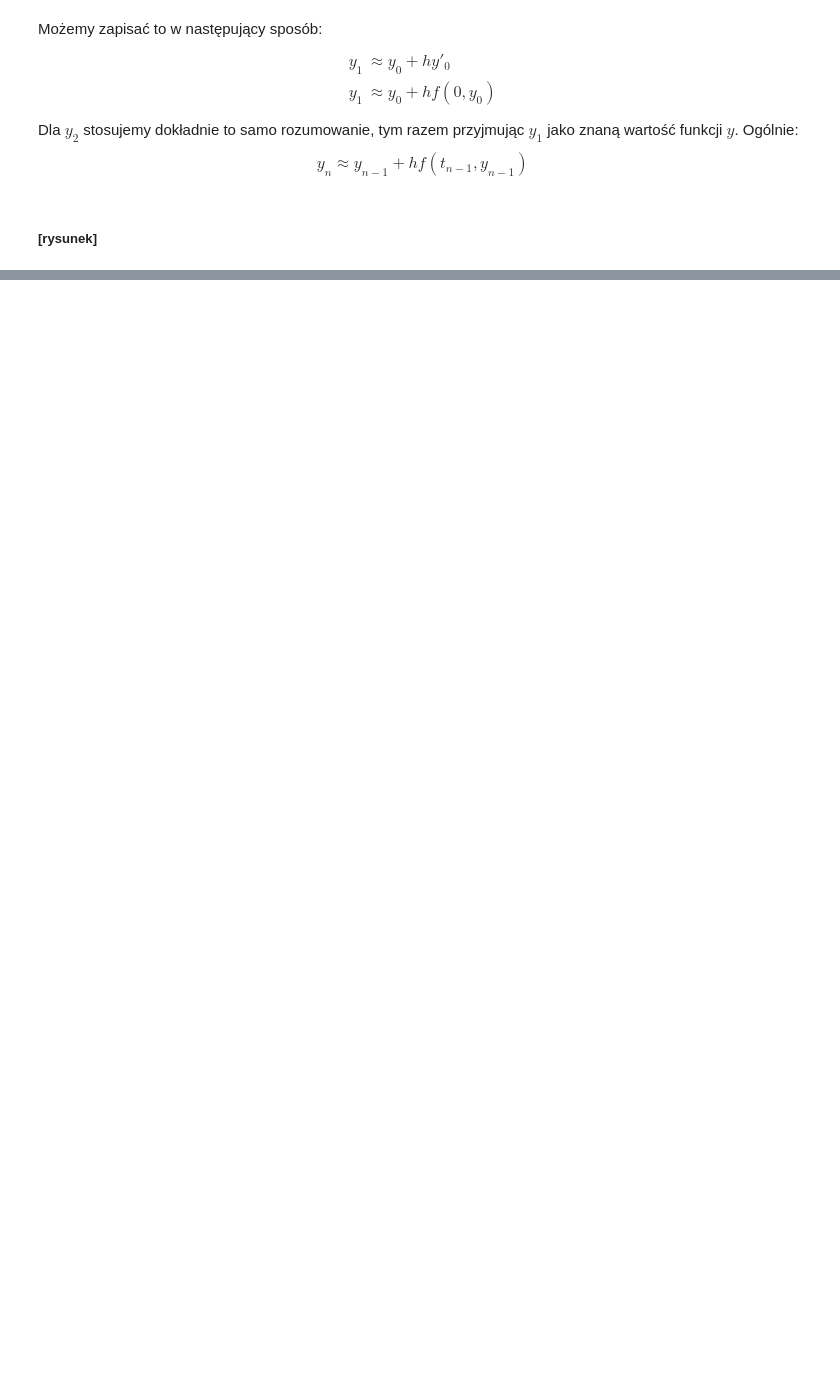
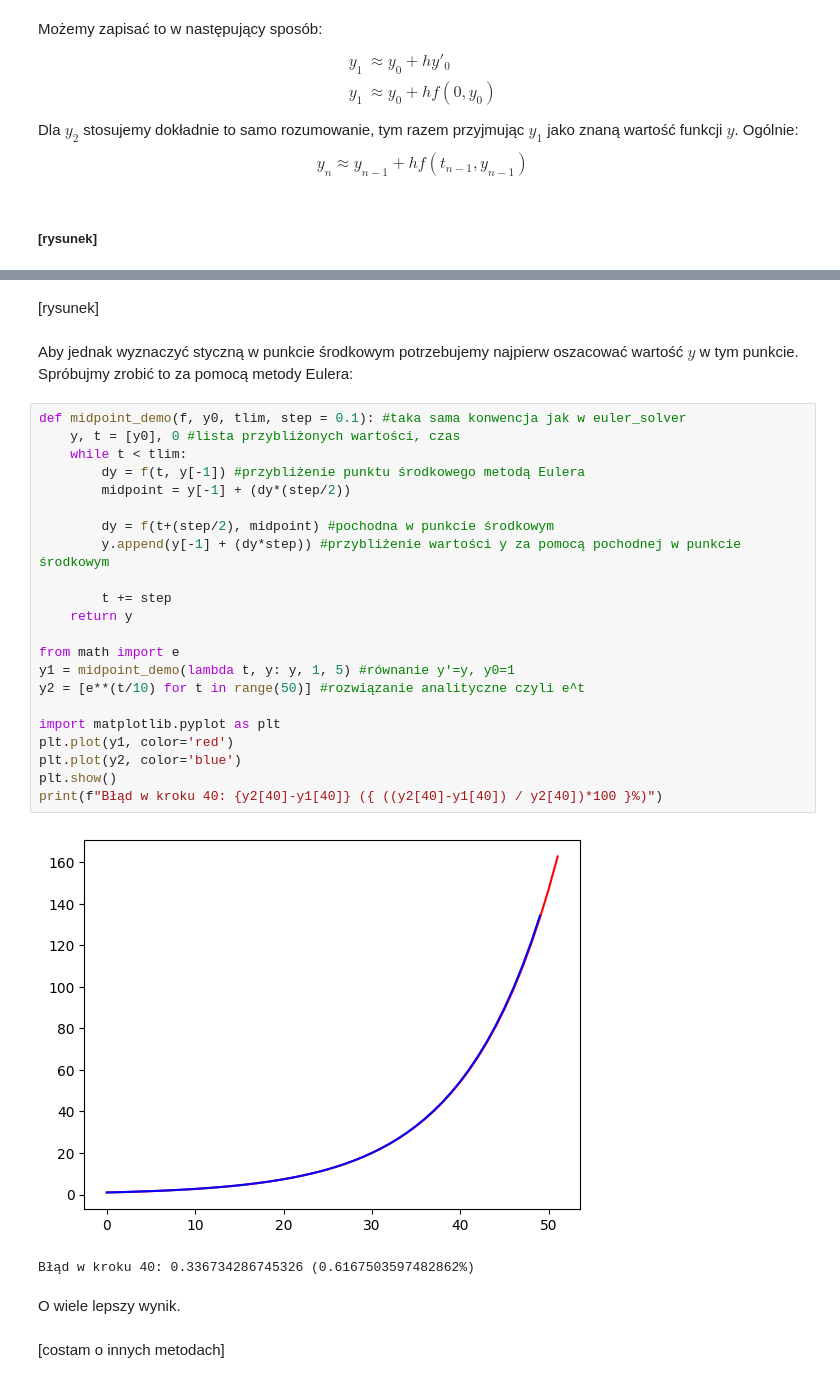
Before and after one commit to aleksanderboberski/rrwt-projekt-seir, a Jupyter notebook: Boberski_Pytel.ipynb, the cells around one changed output, grey strips where cells are left out. Cells and saved outputs as stored; diff of their text form; blank space fills up the shorter version.

Commit message:
metoda midpoint

```diff
--- a/Boberski_Pytel.ipynb
+++ b/Boberski_Pytel.ipynb
@@ -79,0 +89,33 @@ plt.show()
+# %% [markdown]
+[rysunek]
+# %% [markdown]
+Aby jednak wyznaczyć styczną w punkcie środkowym potrzebujemy najpierw oszacować wartość $y$ w tym punkcie. Spróbujmy zrobić to za pomocą metody Eulera:
+# %%
+def midpoint_demo(f, y0, tlim, step = 0.1): #taka sama konwencja jak w euler_solver
+    y, t = [y0], 0 #lista przybliżonych wartości, czas
+    while t < tlim:
+        dy = f(t, y[-1]) #przybliżenie punktu środkowego metodą Eulera
+        midpoint = y[-1] + (dy*(step/2))
+
+        dy = f(t+(step/2), midpoint) #pochodna w punkcie środkowym
+        y.append(y[-1] + (dy*step)) #przybliżenie wartości y za pomocą pochodnej w punkcie środkowym
+
+        t += step
+    return y
+
+from math import e
+y1 = midpoint_demo(lambda t, y: y, 1, 5) #równanie y'=y, y0=1
+y2 = [e**(t/10) for t in range(50)] #rozwiązanie analityczne czyli e^t
+
+import matplotlib.pyplot as plt
+plt.plot(y1, color='red')
+plt.plot(y2, color='blue')
+plt.show()
+print(f"Błąd w kroku 40: {y2[40]-y1[40]} ({ ((y2[40]-y1[40]) / y2[40])*100 }%)")
+# %% [output]
+[figure, added]
+Błąd w kroku 40: 0.336734286745326 (0.6167503597482862%)
+# %% [markdown]
+O wiele lepszy wynik.
+# %% [markdown]
+[costam o innych metodach]
```
Also changed, not shown: parts of 5 cells of this notebook.
